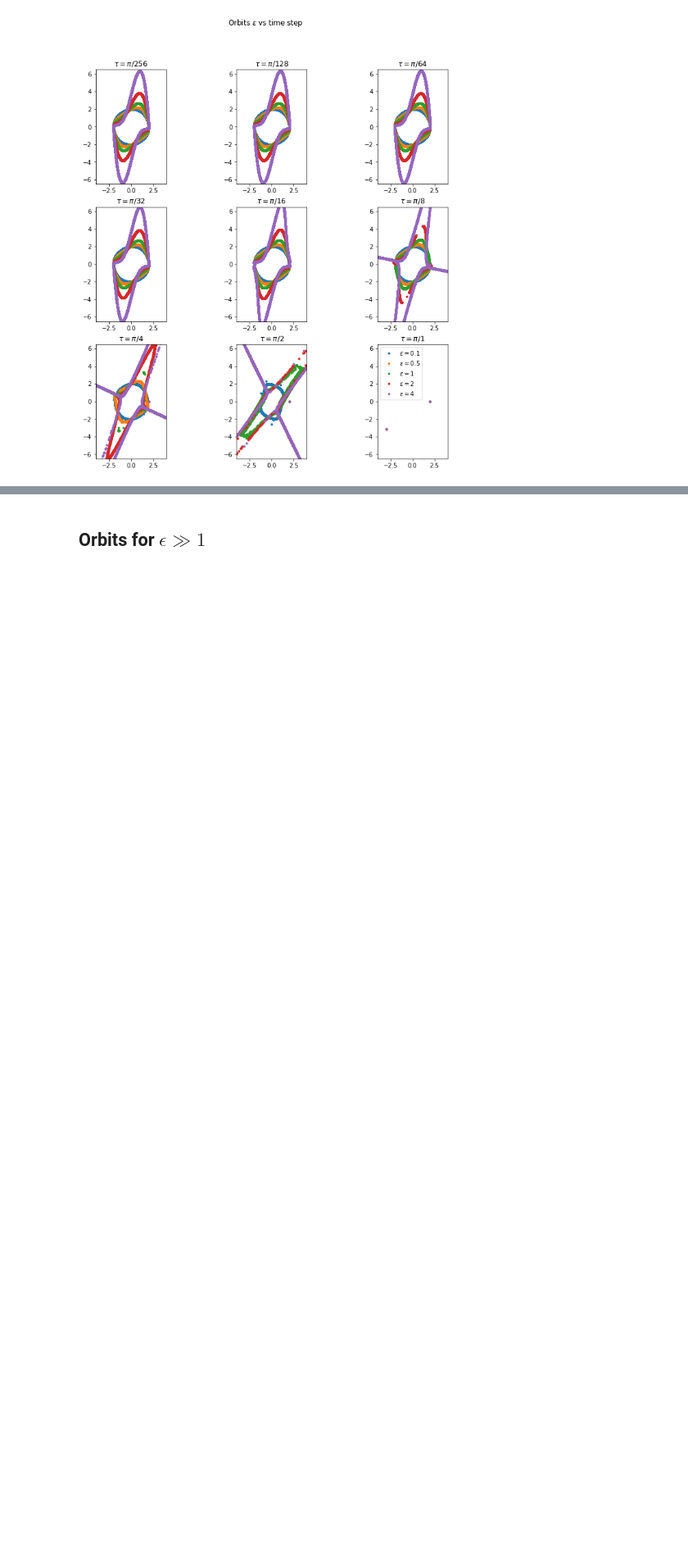
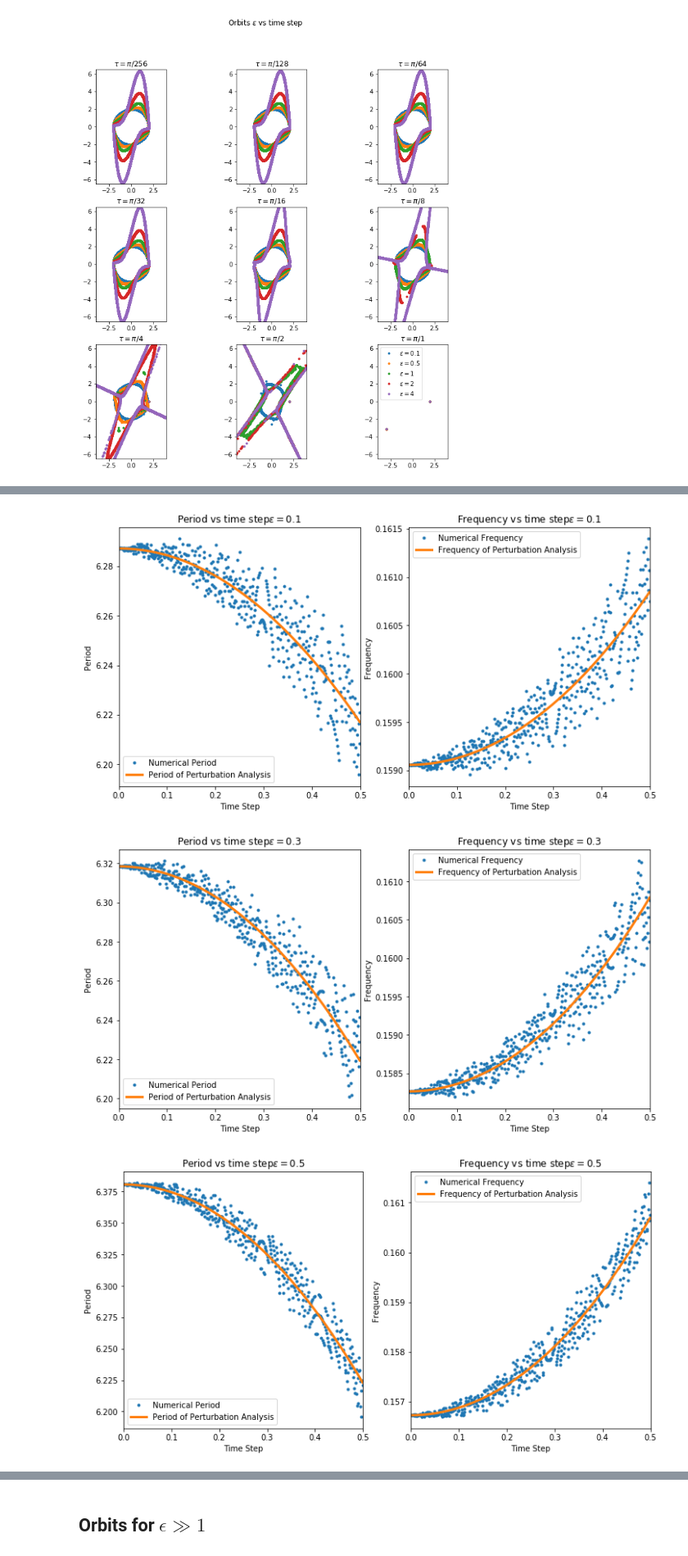
Before and after one commit to fzadra/VanDerPolContact, a Jupyter notebook: VDP.ipynb, the cells around one changed output, grey strips where cells are left out. Shown at 82% size. Cells and saved outputs as stored; diff of their text form; code cells hidden in the pictures; blank space fills up the shorter version.

```diff
--- a/VDP.ipynb
+++ b/VDP.ipynb
@@ -337,0 +366,30 @@ plt.show()
+# %%
+for i in range(len(elist)):
+    plt.figure(figsize=(12,6))
+    epsilon=elist[i]
+    plt.subplot(121)
+    plt.gca().set_title("Period vs time step" r"$\epsilon = " f"${epsilon}")
+    plt.plot(dt,T[:,i],'.',label="Numerical Period")
+    plt.plot(dt,1/(omega(dt,epsilon)),
+             label="Period of Perturbation Analysis",
+             linewidth=3)
+    plt.xlim((0,0.5))
+    plt.ylabel("Period")
+    plt.xlabel("Time Step")
+    plt.legend(loc='bottom left')
+
+    plt.subplot(122)
+    plt.gca().set_title("Frequency vs time step" r"$\epsilon = " f"${epsilon}")
+    plt.plot(dt,1/T[:,i],'.',label="Numerical Frequency")
+    plt.plot(dt,omega(dt,epsilon),
+             label="Frequency of Perturbation Analysis",
+             linewidth=3)
+    plt.xlim((0,0.5))
+    plt.ylabel("Frequency")
+    plt.xlabel("Time Step")
+    plt.legend(loc='upper left')
+    plt.show()
+# %% [output]
+[figure, added]
+[figure, added]
+[figure, added]
```
Also changed, not shown: parts of 5 cells of this notebook.
